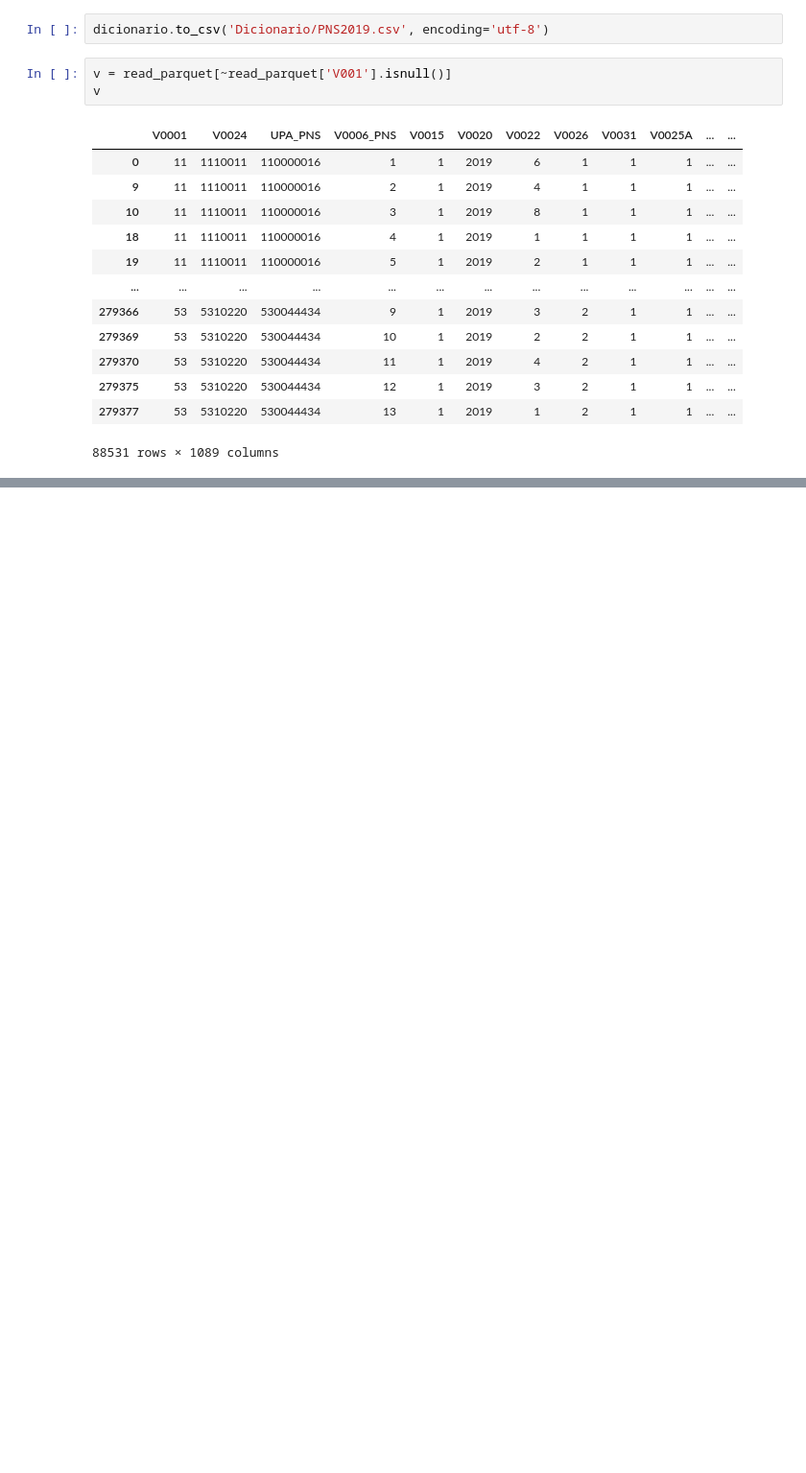
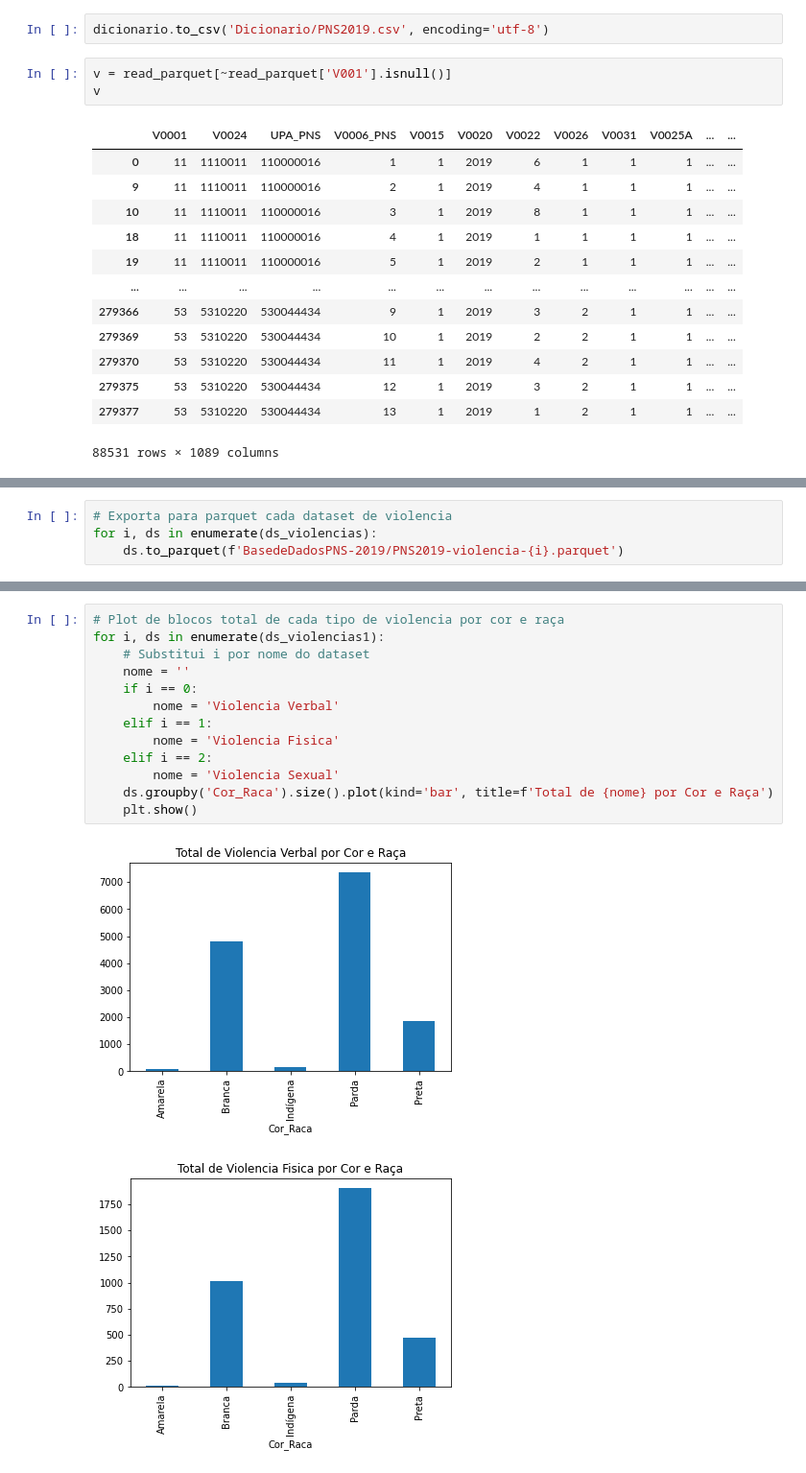
Before and after one commit to cassioHilario/DomHelder, a Jupyter notebook: DataScience/article/test.ipynb, the cells around one changed output, grey strips where cells are left out. Shown at 96% size. Drawn from its saved outputs; the diff is of its cells as text; blank space fills up the shorter version.

```diff
--- a/DataScience/article/test.ipynb
+++ b/DataScience/article/test.ipynb
@@ -99,0 +118,4 @@ violencia
+# %%
+# Exporta para parquet cada dataset de violencia
+for i, ds in enumerate(ds_violencias):
+    ds.to_parquet(f'BasedeDadosPNS-2019/PNS2019-violencia-{i}.parquet')
@@ -99,0 +451,16 @@ violencia
+# %%
+# Plot de blocos total de cada tipo de violencia por cor e raça
+for i, ds in enumerate(ds_violencias1):
+    # Substitui i por nome do dataset
+    nome = ''
+    if i == 0:
+        nome = 'Violencia Verbal'
+    elif i == 1:
+        nome = 'Violencia Fisica'
+    elif i == 2:
+        nome = 'Violencia Sexual'
+    ds.groupby('Cor_Raca').size().plot(kind='bar', title=f'Total de {nome} por Cor e Raça')
+    plt.show()
+# %% [output]
+[figure, added]
+[figure, added]
```
Also changed, not shown: parts of 60 cells of this notebook, 7 other files.
